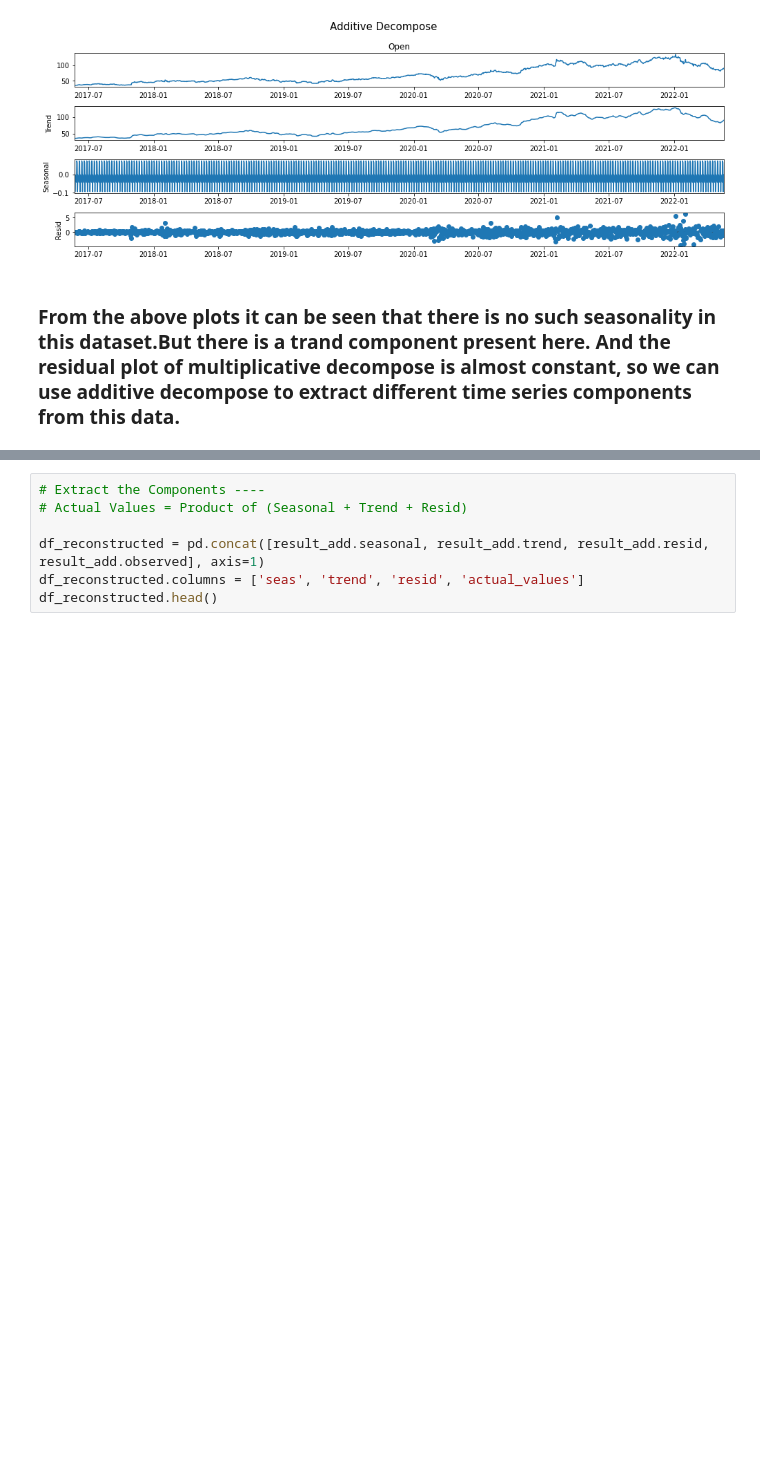
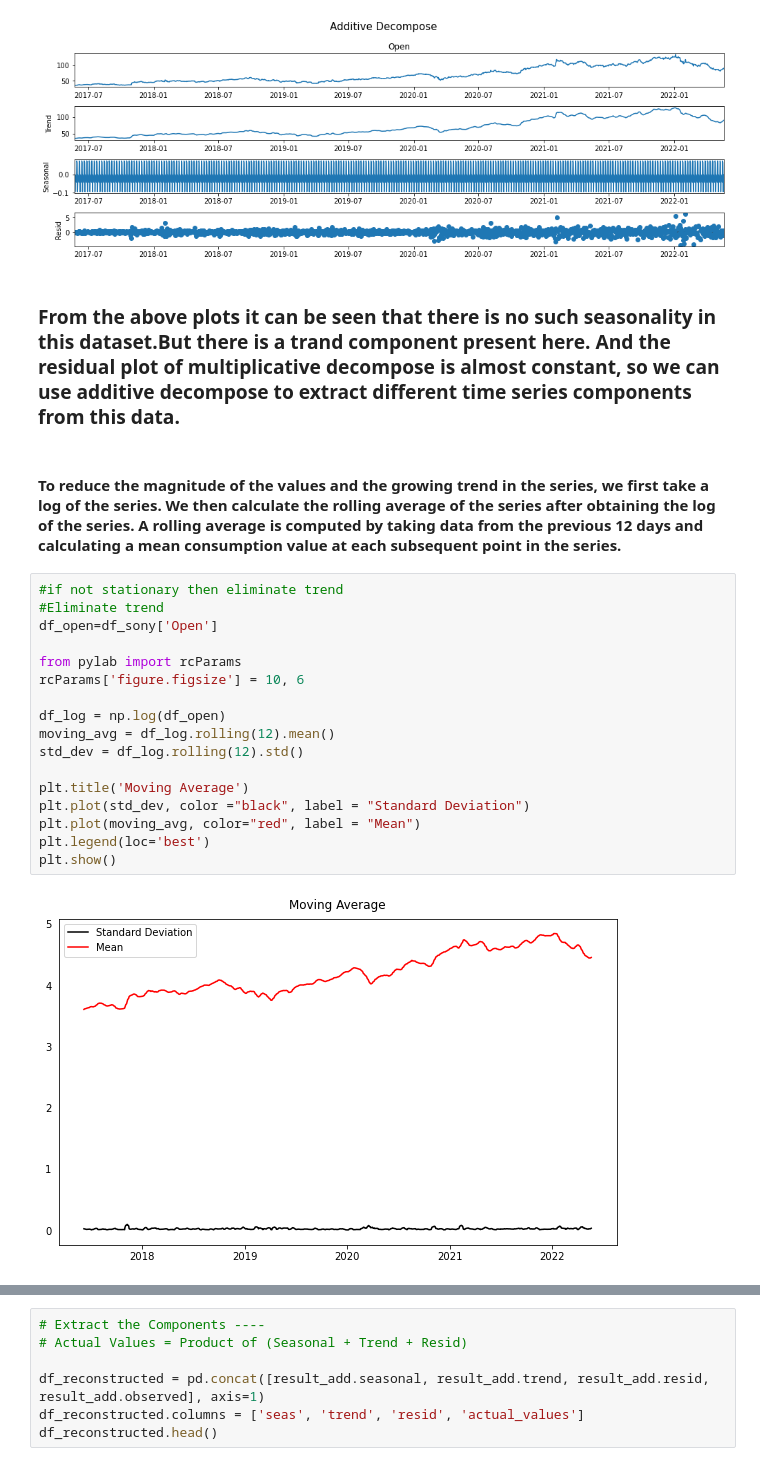
Before and after one commit to tamasree/Time_Series_Analysis_Demo, a Jupyter notebook: Sony_Stock_Analysis.ipynb, the cells around one changed output, grey strips where cells are left out. Cells and saved outputs as stored; diff of their text form; blank space fills up the shorter version.

```diff
--- a/Sony_Stock_Analysis.ipynb
+++ b/Sony_Stock_Analysis.ipynb
@@ -222,3 +222,24 @@ plt.show()
 [figure]
 # %% [markdown]
 ### From the above plots it can be seen that there is no such seasonality in this dataset.But there is a trand component present here. And the residual plot of multiplicative decompose is almost constant, so we can use additive decompose to extract different time series components from this data.
+# %% [markdown]
+#### To reduce the magnitude of the values and the growing trend in the series, we first take a log of the series. We then calculate the rolling average of the series after obtaining the log of the series. A rolling average is computed by taking data from the previous 12 days and calculating a mean consumption value at each subsequent point in the series.
+# %%
+#if not stationary then eliminate trend
+#Eliminate trend
+df_open=df_sony['Open']
+
+from pylab import rcParams
+rcParams['figure.figsize'] = 10, 6
+
+df_log = np.log(df_open)
+moving_avg = df_log.rolling(12).mean()
+std_dev = df_log.rolling(12).std()
+
+plt.title('Moving Average')
+plt.plot(std_dev, color ="black", label = "Standard Deviation")
+plt.plot(moving_avg, color="red", label = "Mean")
+plt.legend(loc='best')
+plt.show()
+# %% [output]
+[figure, added]
```
Also changed, not shown: parts of 7 cells of this notebook.
